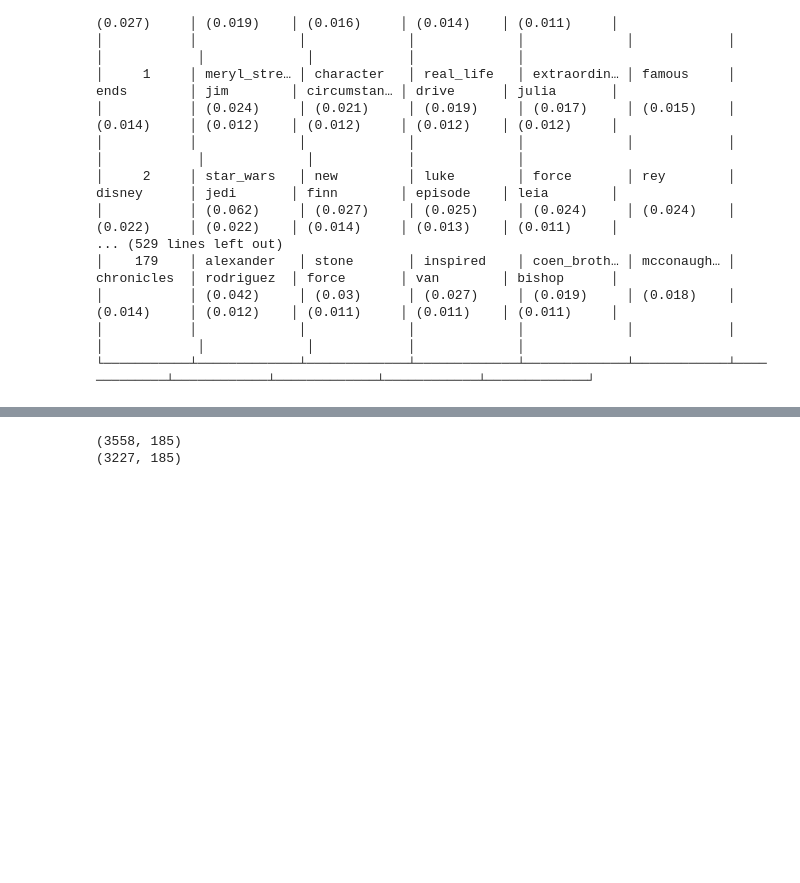
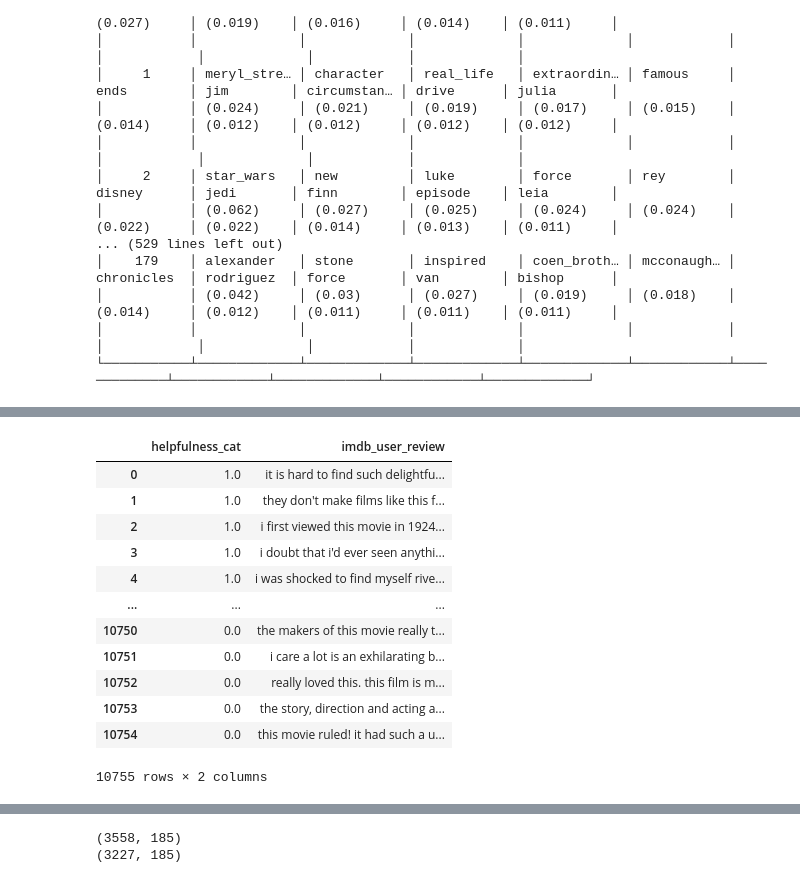
Before and after one commit to happysoymilk/movie-review-classifier, a Jupyter notebook: Topic Modelling + Sentiment.ipynb, the cells around one changed output, grey strips where cells are left out. Drawn from its saved outputs; the diff is of its cells as text; code cells hidden in the pictures; blank space fills up the shorter version.

```diff
--- a/Topic Modelling + Sentiment.ipynb
+++ b/Topic Modelling + Sentiment.ipynb
@@ -73,6 +73,7 @@ def basic_clean(text):
     pattern = re.compile(r'\s+')
     Formatted_text = Formatted_text.lower()
     Formatted_text = Formatted_text.replace('\\u00b4',"'").replace('\\','')
+    Formatted_text = Formatted_text.replace(r'u0085', '')
     Without_whitespace = re.sub(pattern, ' ', Formatted_text)
     Formatted_text = Without_whitespace.replace('?', ' ? ').replace(')', ') ')
     return Formatted_text
@@ -511,5 +516,21 @@ scaler = MinMaxScaler()
 td_scaled = pd.DataFrame(scaler.fit_transform(td.T).T, columns=td.columns)
 # merge with train dataframe
 train = pd.merge(train, td_scaled, left_index = True, right_index = True)
+# %%
+train
+# %% [output]
+|  | helpfulness_cat | imdb_user_review |
+| 0 | 1.0 | it is hard to find such delightfu... |
+| 1 | 1.0 | they don't make films like this f... |
+| 2 | 1.0 | i first viewed this movie in 1924... |
+| 3 | 1.0 | i doubt that i'd ever seen anythi... |
+| 4 | 1.0 | i was shocked to find myself rive... |
+| ... | ... | ... |
+| 10750 | 0.0 | the makers of this movie really t... |
+| 10751 | 0.0 | i care a lot is an exhilarating b... |
+| 10752 | 0.0 | really loved this. this film is m... |
+| 10753 | 0.0 | the story, direction and acting a... |
+| 10754 | 0.0 | this movie ruled! it had such a u... |
+10755 rows × 2 columns
 # %%
 # split data between train and testing sets
```
Also changed, not shown: parts of 12 cells of this notebook.
